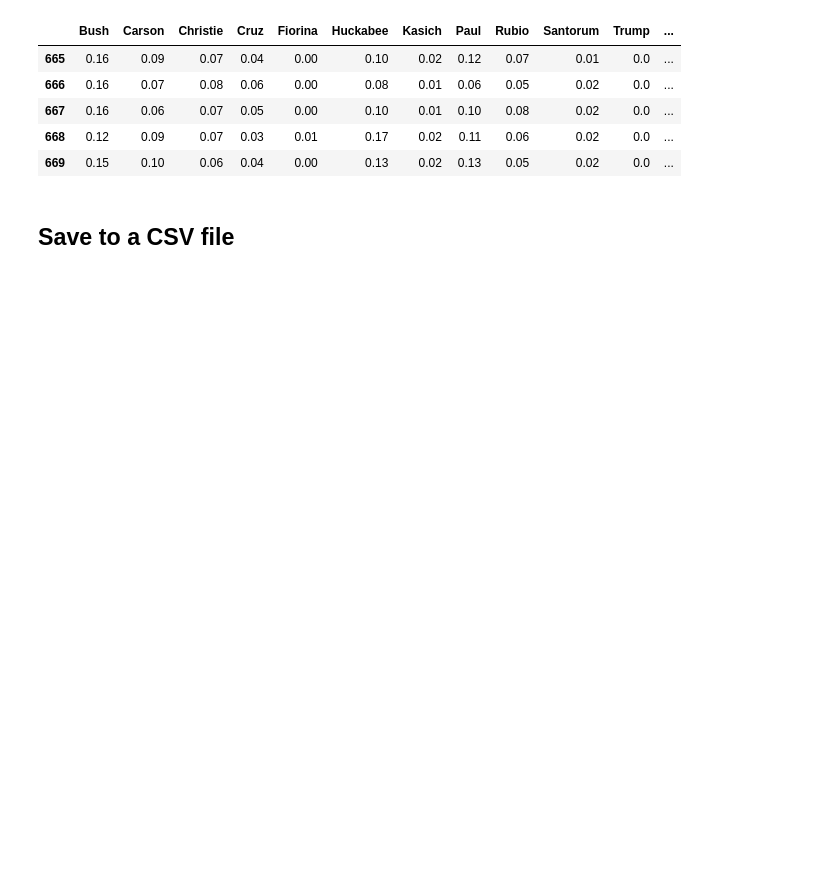
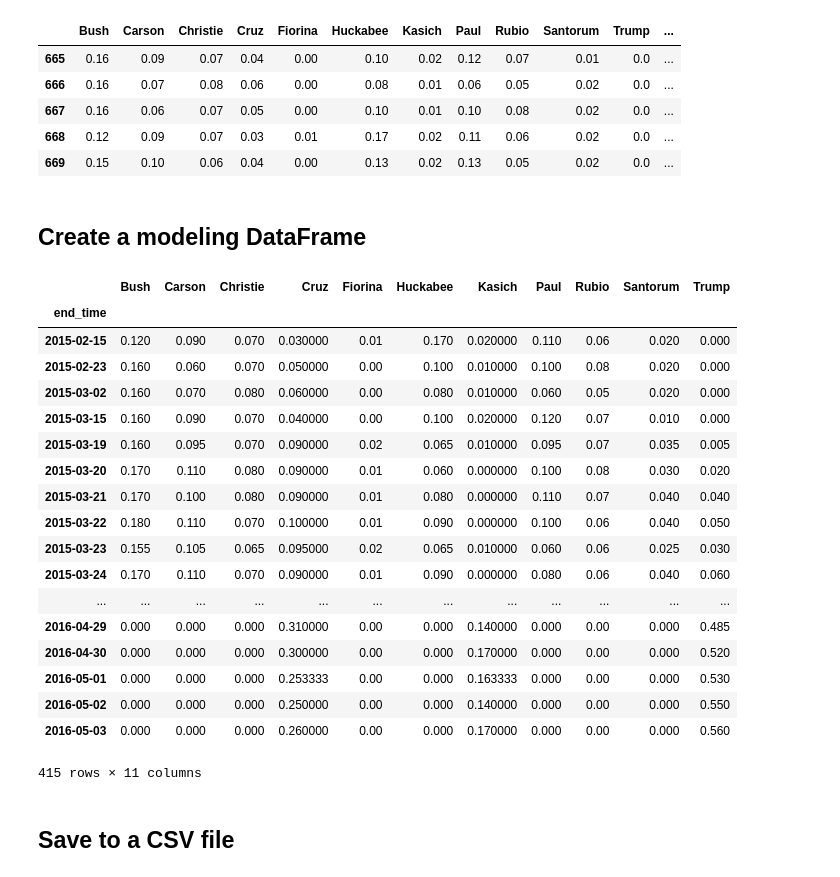
Before and after one commit to sgodfrey66/Polls_and_press, a Jupyter notebook: code/Web_scraping.ipynb, the cells around one changed output. Cells and saved outputs as stored; diff of their text form; code cells hidden in the pictures; blank space fills up the shorter version.

Commit message:
data gathering

```diff
--- a/code/Web_scraping.ipynb
+++ b/code/Web_scraping.ipynb
@@ -186,6 +245,32 @@ df.tail()
 | 667 | 0.16 | 0.06 | 0.07 | 0.05 | 0.00 | 0.10 | 0.01 | 0.10 | 0.08 | 0.02 | 0.0 | ... |
 | 668 | 0.12 | 0.09 | 0.07 | 0.03 | 0.01 | 0.17 | 0.02 | 0.11 | 0.06 | 0.02 | 0.0 | ... |
 | 669 | 0.15 | 0.10 | 0.06 | 0.04 | 0.00 | 0.13 | 0.02 | 0.13 | 0.05 | 0.02 | 0.0 | ... |
+# %% [markdown]
+## Create a modeling DataFrame
+# %%
+# Average the polls by end date
+df_m = df.groupby(['end_time']).mean()
+df_m
+# %% [output]
+|  | Bush | Carson | Christie | Cruz | Fiorina | Huckabee | Kasich | Paul | Rubio | Santorum | Trump |
+| end_time |  |  |  |  |  |  |  |  |  |  |  |
+| 2015-02-15 | 0.120 | 0.090 | 0.070 | 0.030000 | 0.01 | 0.170 | 0.020000 | 0.110 | 0.06 | 0.020 | 0.000 |
+| 2015-02-23 | 0.160 | 0.060 | 0.070 | 0.050000 | 0.00 | 0.100 | 0.010000 | 0.100 | 0.08 | 0.020 | 0.000 |
+| 2015-03-02 | 0.160 | 0.070 | 0.080 | 0.060000 | 0.00 | 0.080 | 0.010000 | 0.060 | 0.05 | 0.020 | 0.000 |
+| 2015-03-15 | 0.160 | 0.090 | 0.070 | 0.040000 | 0.00 | 0.100 | 0.020000 | 0.120 | 0.07 | 0.010 | 0.000 |
+| 2015-03-19 | 0.160 | 0.095 | 0.070 | 0.090000 | 0.02 | 0.065 | 0.010000 | 0.095 | 0.07 | 0.035 | 0.005 |
+| 2015-03-20 | 0.170 | 0.110 | 0.080 | 0.090000 | 0.01 | 0.060 | 0.000000 | 0.100 | 0.08 | 0.030 | 0.020 |
+| 2015-03-21 | 0.170 | 0.100 | 0.080 | 0.090000 | 0.01 | 0.080 | 0.000000 | 0.110 | 0.07 | 0.040 | 0.040 |
+| 2015-03-22 | 0.180 | 0.110 | 0.070 | 0.100000 | 0.01 | 0.090 | 0.000000 | 0.100 | 0.06 | 0.040 | 0.050 |
+| 2015-03-23 | 0.155 | 0.105 | 0.065 | 0.095000 | 0.02 | 0.065 | 0.010000 | 0.060 | 0.06 | 0.025 | 0.030 |
+| 2015-03-24 | 0.170 | 0.110 | 0.070 | 0.090000 | 0.01 | 0.090 | 0.000000 | 0.080 | 0.06 | 0.040 | 0.060 |
+| ... | ... | ... | ... | ... | ... | ... | ... | ... | ... | ... | ... |
+| 2016-04-29 | 0.000 | 0.000 | 0.000 | 0.310000 | 0.00 | 0.000 | 0.140000 | 0.000 | 0.00 | 0.000 | 0.485 |
+| 2016-04-30 | 0.000 | 0.000 | 0.000 | 0.300000 | 0.00 | 0.000 | 0.170000 | 0.000 | 0.00 | 0.000 | 0.520 |
+| 2016-05-01 | 0.000 | 0.000 | 0.000 | 0.253333 | 0.00 | 0.000 | 0.163333 | 0.000 | 0.00 | 0.000 | 0.530 |
+| 2016-05-02 | 0.000 | 0.000 | 0.000 | 0.250000 | 0.00 | 0.000 | 0.140000 | 0.000 | 0.00 | 0.000 | 0.550 |
+| 2016-05-03 | 0.000 | 0.000 | 0.000 | 0.260000 | 0.00 | 0.000 | 0.170000 | 0.000 | 0.00 | 0.000 | 0.560 |
+415 rows × 11 columns
 # %% [markdown]
 ## Save to a CSV file
 # %%
```
Also changed, not shown: parts of 7 cells of this notebook, 1 other file.
